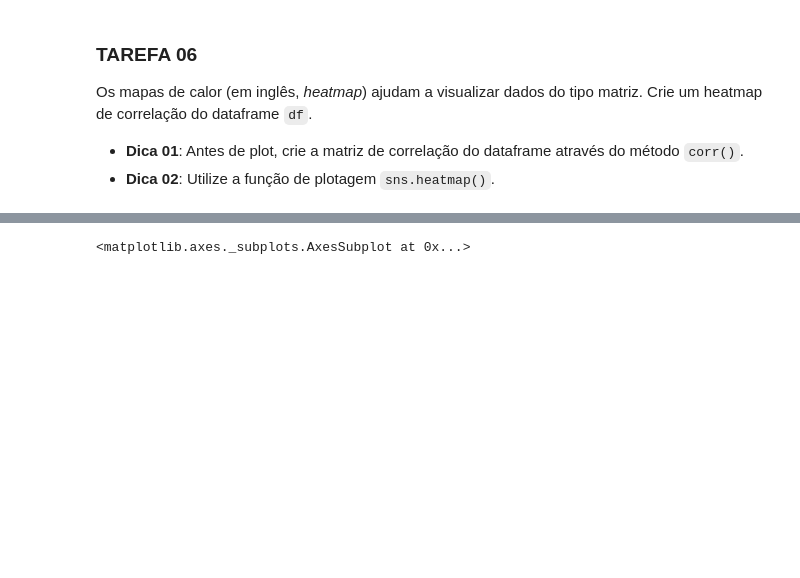
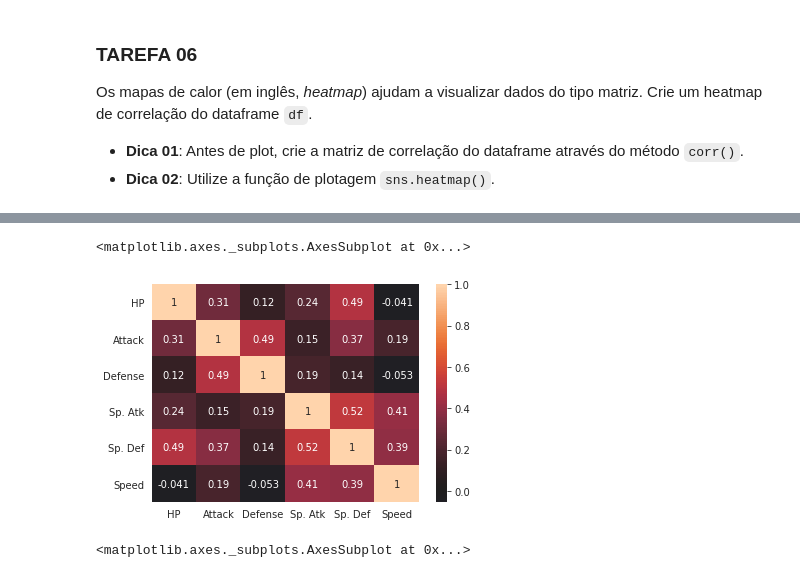
Before and after one commit to robsonbfreitas/visualizacao_exploratoria_exercicios, a Jupyter notebook: 02-exercicios-seaborn/visualizacao_com_seaborn.ipynb, the cells around one changed output, grey strips where cells are left out. Cells and saved outputs as stored; diff of their text form; code cells hidden in the pictures; blank space fills up the shorter version.

```diff
--- a/02-exercicios-seaborn/visualizacao_com_seaborn.ipynb
+++ b/02-exercicios-seaborn/visualizacao_com_seaborn.ipynb
@@ -302,3 +315,8 @@ Os mapas de calor (em inglês, _heatmap_) ajudam a visualizar dados do tipo matr
+# %%
+sns.heatmap(df.corr(), annot=True, center=0)
+# %% [output]
+<matplotlib.axes._subplots.AxesSubplot at 0x...>
+[figure, added]
 # %%
 # Resultado esperado (não modifique esta célula)
 # %% [output]
```
Also changed, not shown: parts of 2 cells of this notebook.
